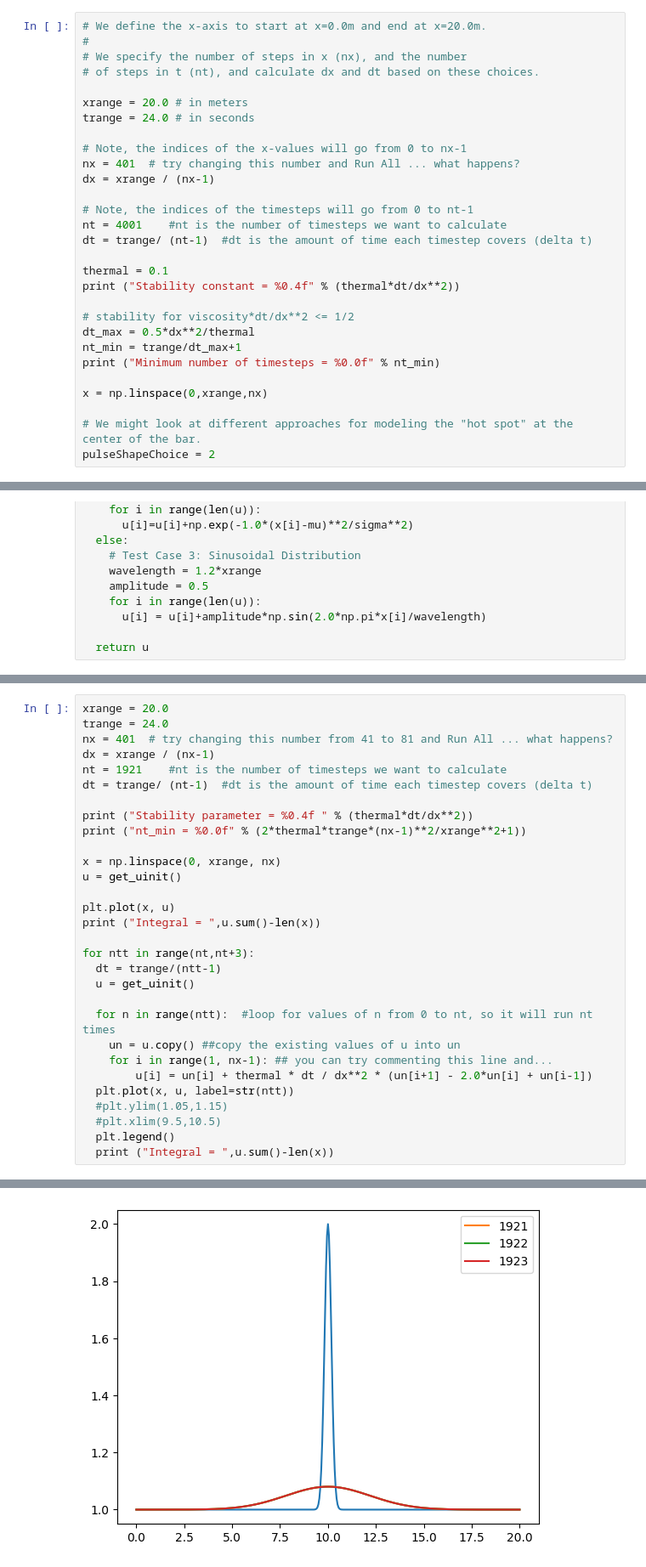
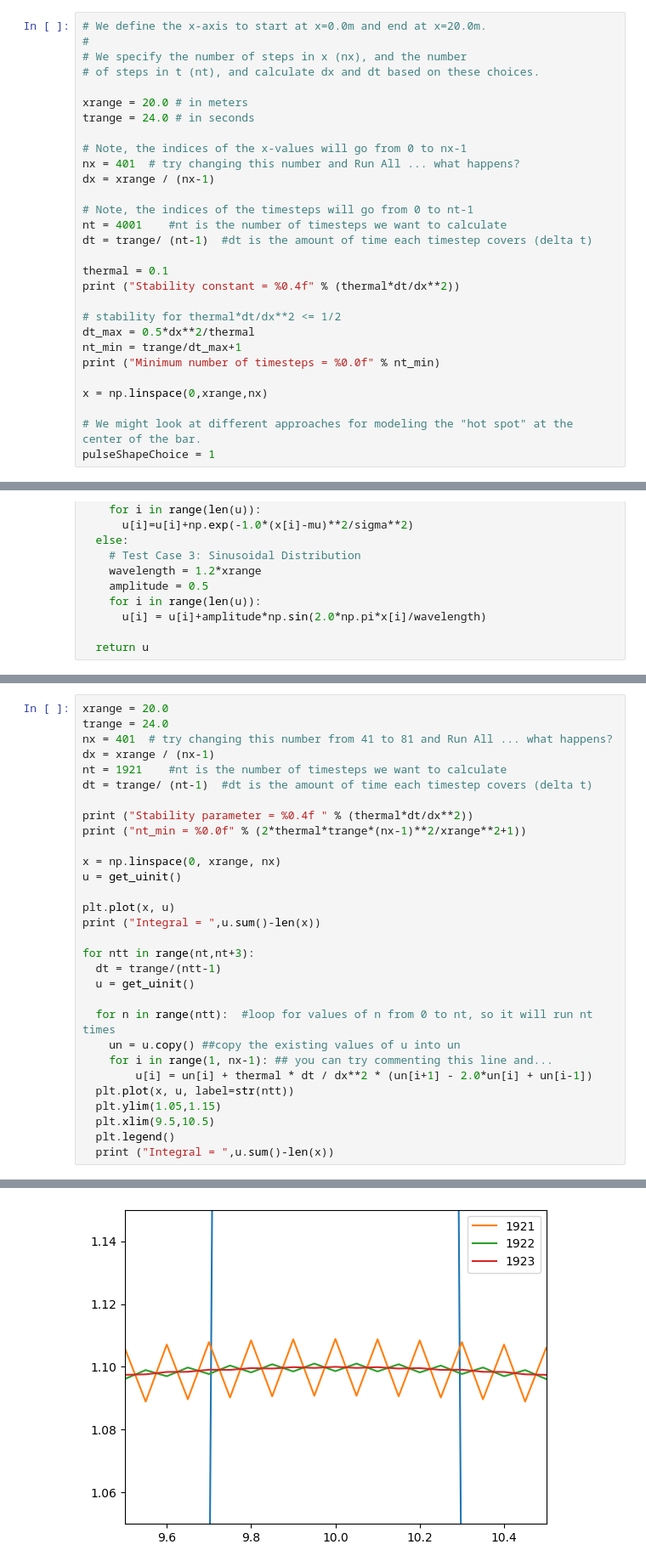
Before and after one commit to wutmeownow/phys441, a Jupyter notebook: JupyterNotebooks/Week14/Diffusion_1D.ipynb, the cells around one changed output, grey strips where cells are left out. Shown at 85% size. Drawn from its saved outputs; the diff is of its cells as text.

```diff
--- a/JupyterNotebooks/Week14/Diffusion_1D.ipynb
+++ b/JupyterNotebooks/Week14/Diffusion_1D.ipynb
@@ -72,7 +72,7 @@ dt = trange/ (nt-1)  #dt is the amount of time each timestep covers (delta t)
 thermal = 0.1
 print ("Stability constant = %0.4f" % (thermal*dt/dx**2))
 
-# stability for viscosity*dt/dx**2 <= 1/2
+# stability for thermal*dt/dx**2 <= 1/2
 dt_max = 0.5*dx**2/thermal
 nt_min = trange/dt_max+1
 print ("Minimum number of timesteps = %0.0f" % nt_min)
@@ -80,7 +80,7 @@ print ("Minimum number of timesteps = %0.0f" % nt_min)
 x = np.linspace(0,xrange,nx)
 
 # We might look at different approaches for modeling the "hot spot" at the center of the bar.
-pulseShapeChoice = 2
+pulseShapeChoice = 1
 # %% [output]
 Stability constant = 0.2400
 Minimum number of timesteps = 1921
@@ -166,8 +165,8 @@ for ntt in range(nt,nt+3):
     for i in range(1, nx-1): ## you can try commenting this line and...
         u[i] = un[i] + thermal * dt / dx**2 * (un[i+1] - 2.0*un[i] + un[i-1])
   plt.plot(x, u, label=str(ntt))
-  #plt.ylim(1.05,1.15)
-  #plt.xlim(9.5,10.5)
+  plt.ylim(1.05,1.15)
+  plt.xlim(9.5,10.5)
   plt.legend()
   print ("Integral = ",u.sum()-len(x))
 # %% [output]
@@ -180,4 +179,4 @@ Integral =  8.862174911836519
-[figure, old version]
+[figure, new version]
 # %%
 for ntt in range(nt,nt+3):
   dt = trange/(ntt-1)
```
Also changed, not shown: parts of 5 cells of this notebook, 1 other file.
